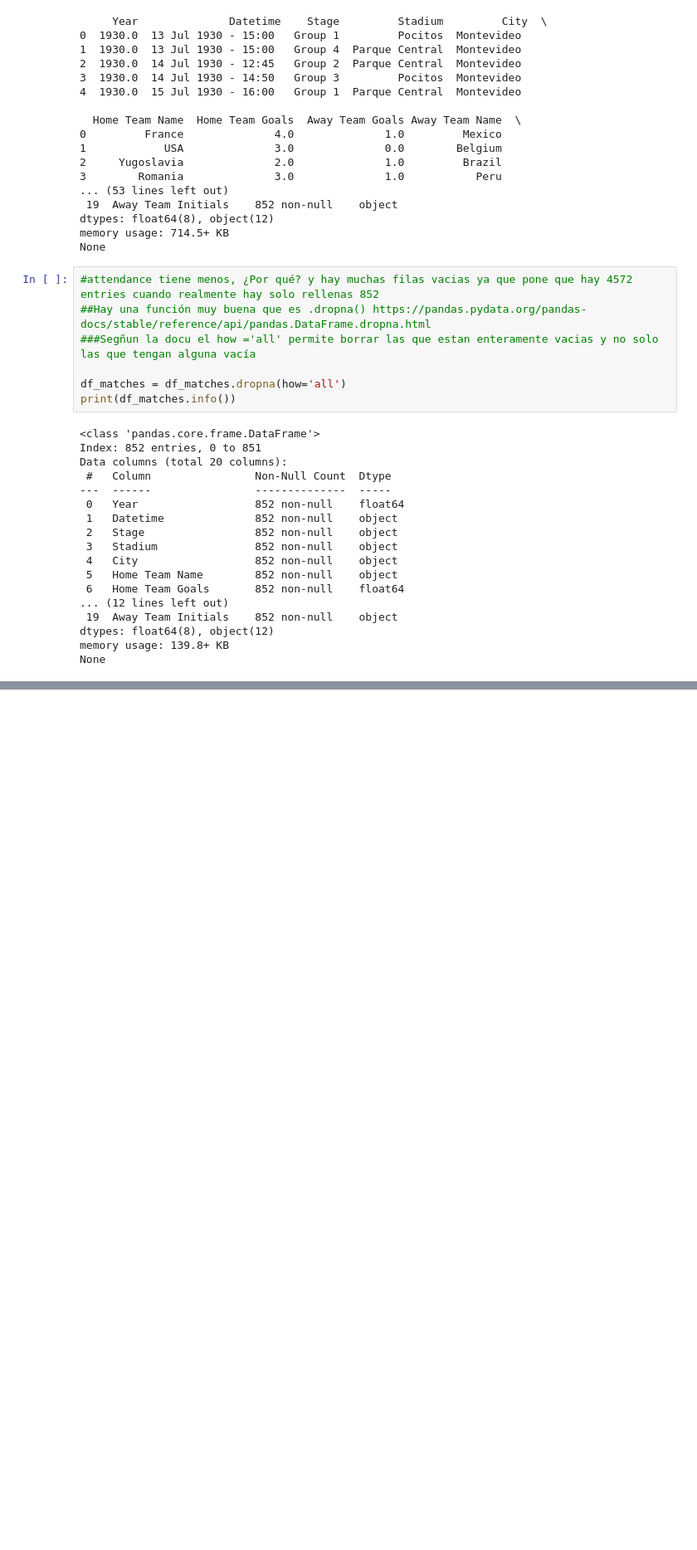
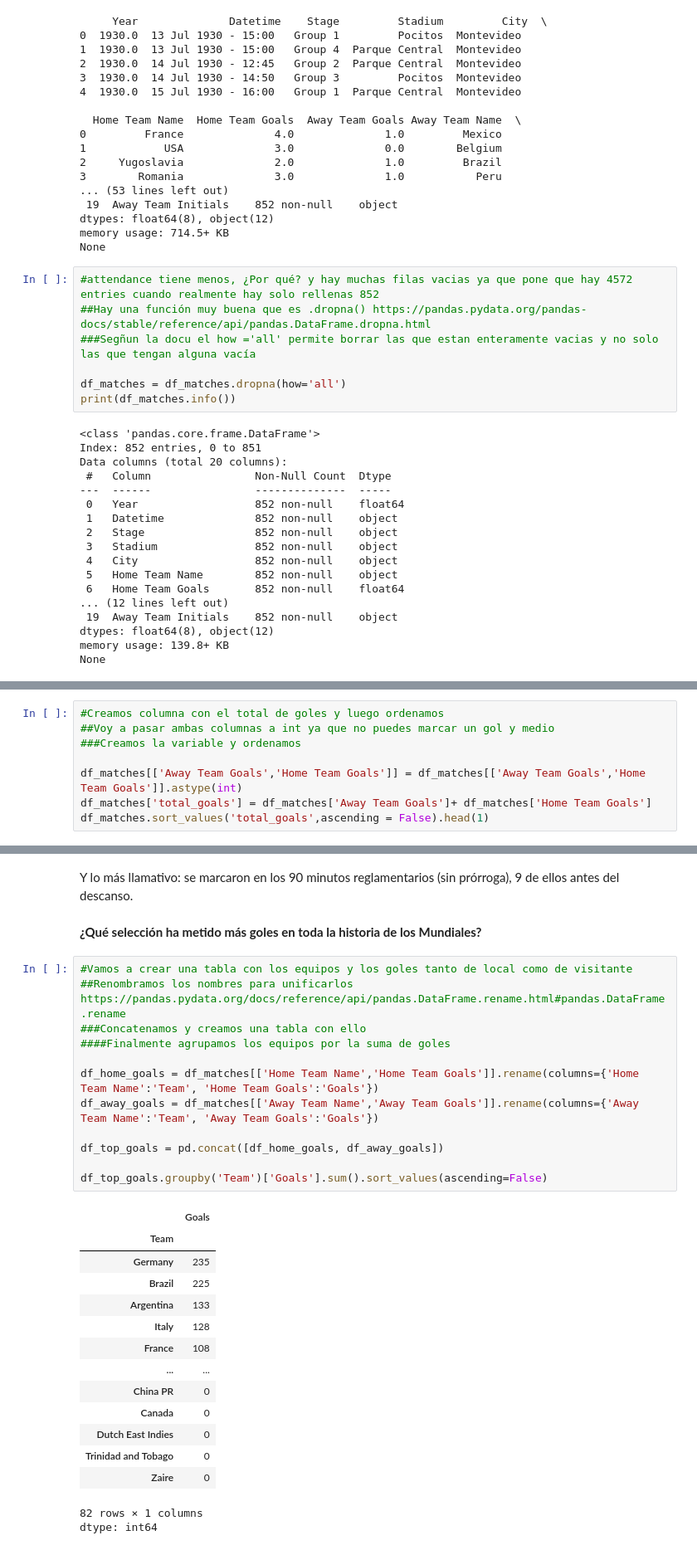
Before and after one commit to claudiocdc/fifa-world-cup-analysis, a Jupyter notebook: 01_Limpieza_Fifa_WorldCup.ipynb, the cells around one changed output, grey strips where cells are left out. Shown at 83% size. Drawn from its saved outputs; the diff is of its cells as text; blank space fills up the shorter version.

Commit message:
Análisis de goles + fix Alemania en partidos

```diff
--- a/01_Limpieza_Fifa_WorldCup.ipynb
+++ b/01_Limpieza_Fifa_WorldCup.ipynb
@@ -234,0 +250,8 @@ El país Spain ha jugado 14 Mundiales hasta 2014
+# %%
+#Creamos columna con el total de goles y luego ordenamos
+##Voy a pasar ambas columnas a int ya que no puedes marcar un gol y medio
+###Creamos la variable y ordenamos
+
+df_matches[['Away Team Goals','Home Team Goals']] = df_matches[['Away Team Goals','Home Team Goals']].astype(int)
+df_matches['total_goals'] = df_matches['Away Team Goals']+ df_matches['Home Team Goals']
+df_matches.sort_values('total_goals',ascending = False).head(1)
@@ -234,0 +274,32 @@ El país Spain ha jugado 14 Mundiales hasta 2014
+# %% [markdown]
+Y lo más llamativo: se marcaron en los 90 minutos reglamentarios (sin prórroga), 9 de ellos antes del descanso.
+# %% [markdown]
+**¿Qué selección ha metido más goles en toda la historia de los Mundiales?**
+# %%
+#Vamos a crear una tabla con los equipos y los goles tanto de local como de visitante
+##Renombramos los nombres para unificarlos https://pandas.pydata.org/docs/reference/api/pandas.DataFrame.rename.html#pandas.DataFrame.rename
+###Concatenamos y creamos una tabla con ello
+####Finalmente agrupamos los equipos por la suma de goles
+
+df_home_goals = df_matches[['Home Team Name','Home Team Goals']].rename(columns={'Home Team Name':'Team', 'Home Team Goals':'Goals'})
+df_away_goals = df_matches[['Away Team Name','Away Team Goals']].rename(columns={'Away Team Name':'Team', 'Away Team Goals':'Goals'})
+
+df_top_goals = pd.concat([df_home_goals, df_away_goals])
+
+df_top_goals.groupby('Team')['Goals'].sum().sort_values(ascending=False)
+# %% [output]
+|  | Goals |
+| Team |  |
+| Germany | 235 |
+| Brazil | 225 |
+| Argentina | 133 |
+| Italy | 128 |
+| France | 108 |
+| ... | ... |
+| China PR | 0 |
+| Canada | 0 |
+| Dutch East Indies | 0 |
+| Trinidad and Tobago | 0 |
+| Zaire | 0 |
+82 rows × 1 columns
+dtype: int64
```
Also changed, not shown: parts of 20 cells of this notebook.
